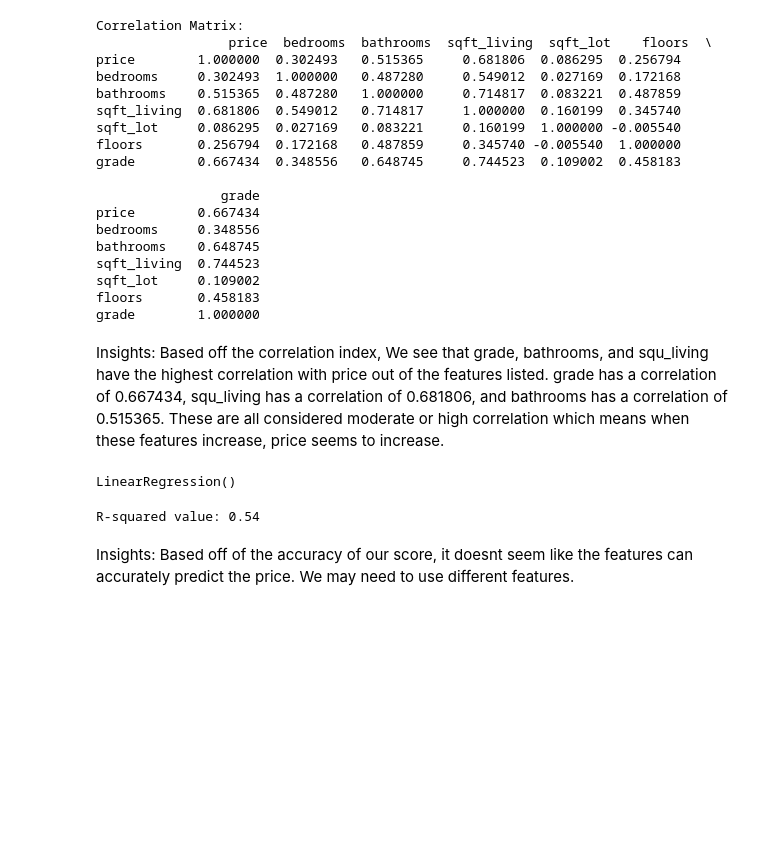
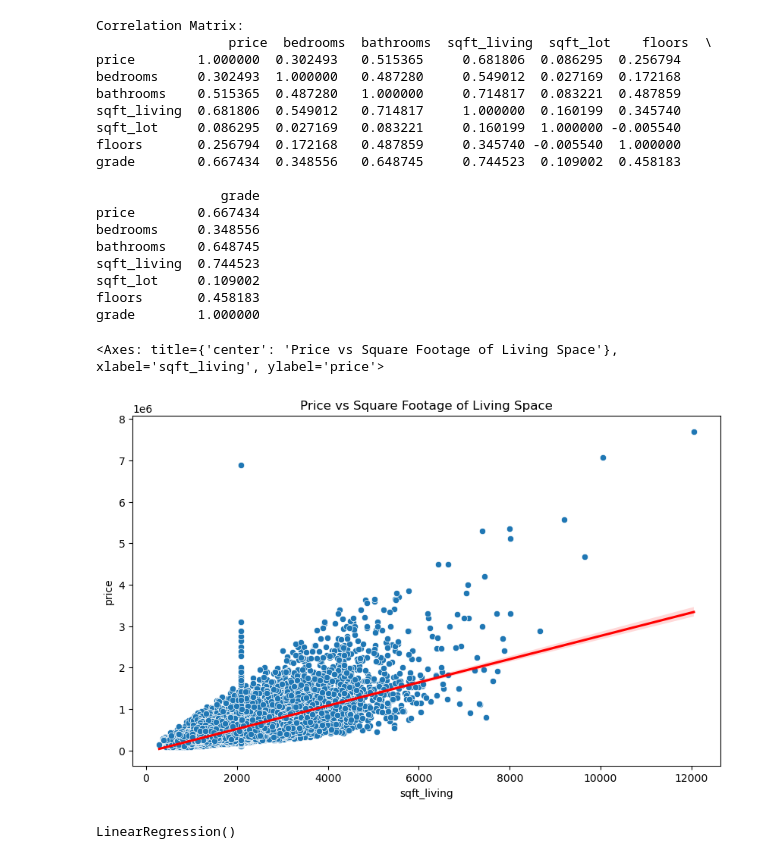
Before and after one commit to jss6071/dscprogrammingfinalproject, a Jupyter notebook: HousingFinalProject.ipynb, the cells around one changed output. Cells and saved outputs as stored; diff of their text form; code cells hidden in the pictures; blank space fills up the shorter version.

Commit message:
Finalized code for structure features analysis and model testing; Also finalized code for all features but binary model

```diff
--- a/HousingFinalProject.ipynb
+++ b/HousingFinalProject.ipynb
@@ -165,8 +167,17 @@ sqft_living  0.744523
 sqft_lot     0.109002
 floors       0.458183
 grade        1.000000
-# %% [markdown]
-Insights: Based off the correlation index, We see that grade, bathrooms, and squ_living have the highest correlation with price out of the features listed. grade has a correlation of 0.667434, squ_living has a correlation of 0.681806, and bathrooms has a correlation of 0.515365. These are all considered moderate or high correlation which means when these features increase, price seems to increase.
+# %%
+#Plot price vs sqft_living with line of best fit
+plt.figure(figsize=(10, 6))
+sns.scatterplot(x='sqft_living', y='price', data=housing)
+plt.title('Price vs Square Footage of Living Space')
+plt.xlabel('Square Footage of Living Space')
+plt.ylabel('Price')
+sns.regplot(x='sqft_living', y='price', data=housing, scatter=False, color='red')
+# %% [output]
+<Axes: title={'center': 'Price vs Square Footage of Living Space'}, xlabel='sqft_living', ylabel='price'>
+[figure, added]
 # %%
 #Split the data between training and testing sets
 X = struct_df.drop('price', axis=1)
@@ -182,11 +193,3 @@ model = LinearRegression()
 model.fit(X_train, y_train)
 # %% [output]
 LinearRegression()
-# %%
-# Check the R-squared value of the model
-r2 = model.score(X_test, y_test)
-print(f"R-squared value: {r2:.2f}")
-# %% [output]
-R-squared value: 0.54
-# %% [markdown]
-Insights: Based off of the accuracy of our score, it doesnt seem like the features can accurately predict the price. We may need to use different features.
```
Also changed, not shown: parts of 15 cells of this notebook.
